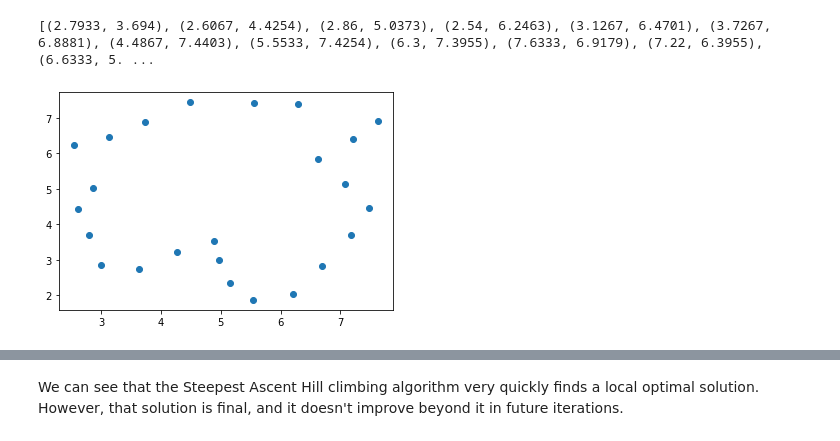
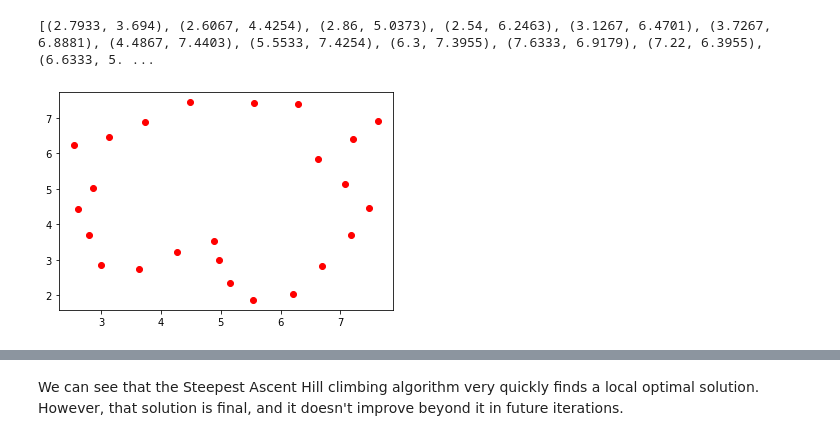
Before and after one commit to alexnikiporenko/travelling_salesman, a Jupyter notebook: Travelling Salesman2.ipynb, the cells around one changed output, grey strips where cells are left out. Drawn from its saved outputs; the diff is of its cells as text; code cells hidden in the pictures.

```diff
--- a/Travelling Salesman2.ipynb
+++ b/Travelling Salesman2.ipynb
@@ -1,21 +1,21 @@
 # %%
 import random
 from matplotlib import pyplot as plt
 from math import sqrt
 
 # converting the input matrix into a 2d list
 with open("TSP Matrix2.csv") as input:
     cities = [tuple([float(n) for n in line.split(",")]) for line in input.read().splitlines()]
 
 print(cities)
 
 # * operator can be used in conjunction with zip() to unzip the list
 x, y = zip(*cities)
-plt.scatter(x, y)
+plt.scatter(x, y, c="r")
 plt.show()
 # %% [output]
 [(2.7933, 3.694), (2.6067, 4.4254), (2.86, 5.0373), (2.54, 6.2463), (3.1267, 6.4701), (3.7267, 6.8881), (4.4867, 7.4403), (5.5533, 7.4254), (6.3, 7.3955), (7.6333, 6.9179), (7.22, 6.3955), (6.6333, 5. ...
-[figure, old version]
+[figure, new version]
 # %%
 # function to calculate the distance between two cities
 def calculate_hypotenuse(a, b):
```
Also changed, not shown: parts of 3 cells of this notebook.
